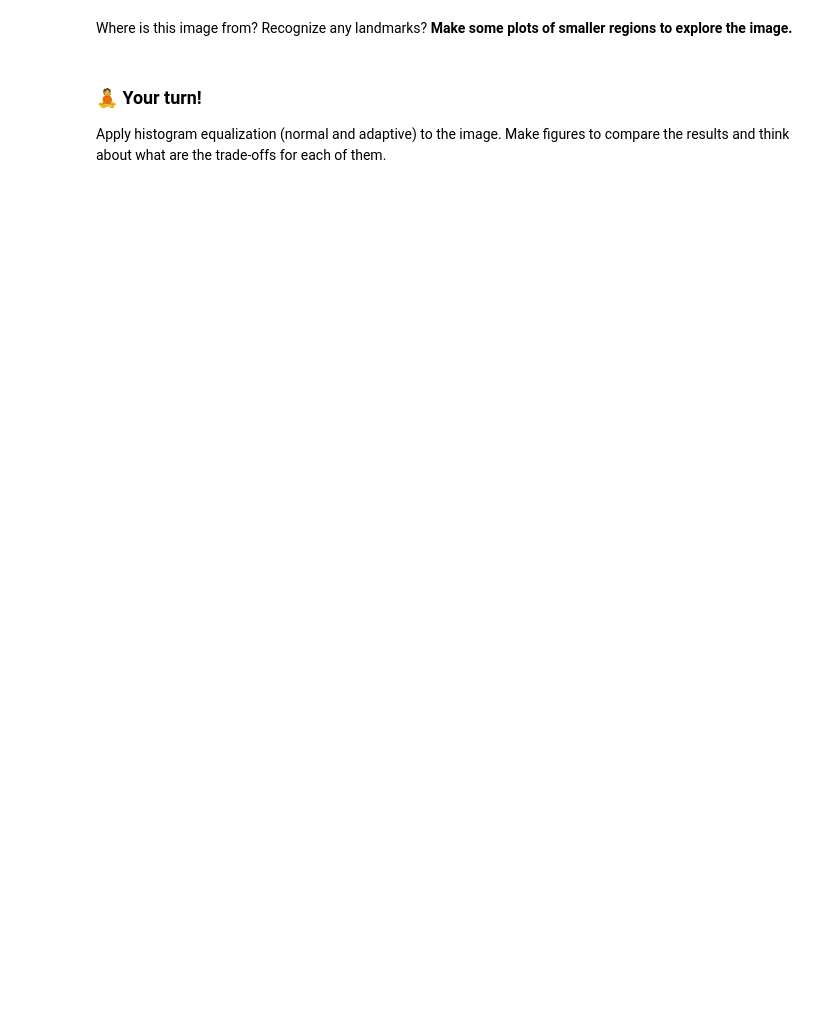
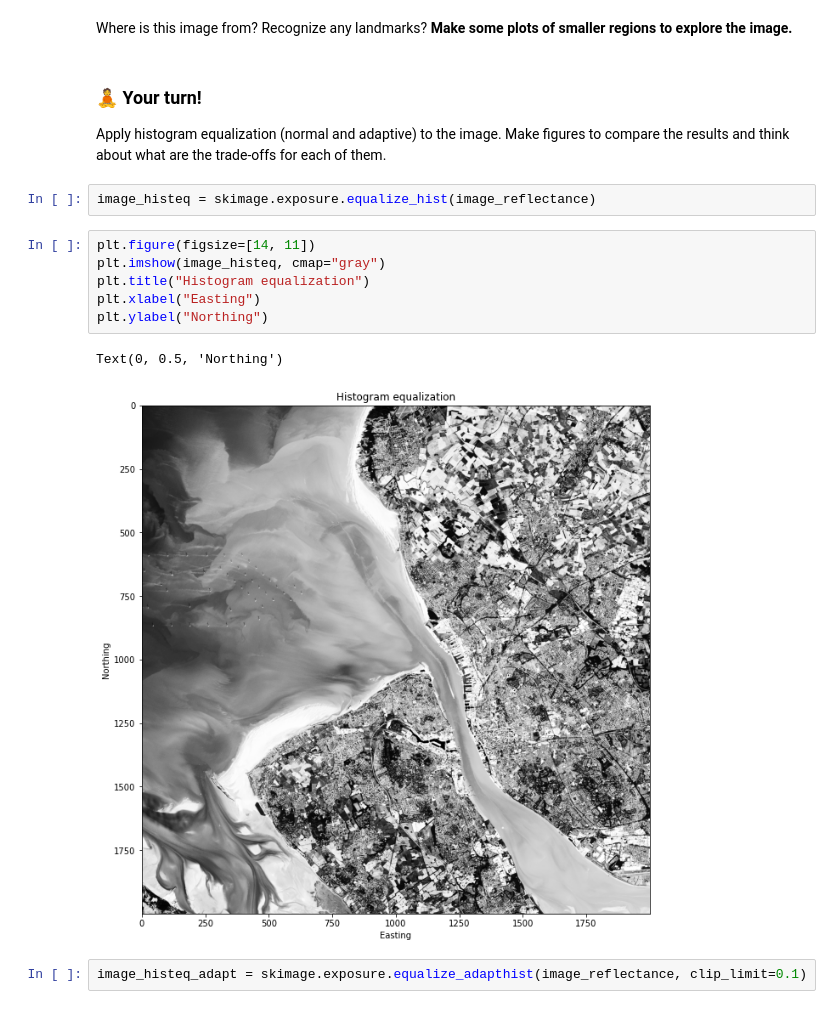
Before and after one commit to leouieda/remote-sensing, a Jupyter notebook: practicals/practical1.ipynb, the cells around one changed output. Cells and saved outputs as stored; diff of their text form; blank space fills up the shorter version.

```diff
--- a/practicals/practical1.ipynb
+++ b/practicals/practical1.ipynb
@@ -181,3 +271,16 @@ Where is this image from? Recognize any landmarks? **Make some plots of smaller
 ### 🧘 Your turn!
 
 Apply histogram equalization (normal and adaptive) to the image. Make figures to compare the results and think about what are the trade-offs for each of them.
+# %%
+image_histeq = skimage.exposure.equalize_hist(image_reflectance)
+# %%
+plt.figure(figsize=[14, 11])
+plt.imshow(image_histeq, cmap="gray")
+plt.title("Histogram equalization")
+plt.xlabel("Easting")
+plt.ylabel("Northing")
+# %% [output]
+Text(0, 0.5, 'Northing')
+[figure, added]
+# %%
+image_histeq_adapt = skimage.exposure.equalize_adapthist(image_reflectance, clip_limit=0.1)
```
Also changed, not shown: parts of 20 cells of this notebook, 1 other file.
